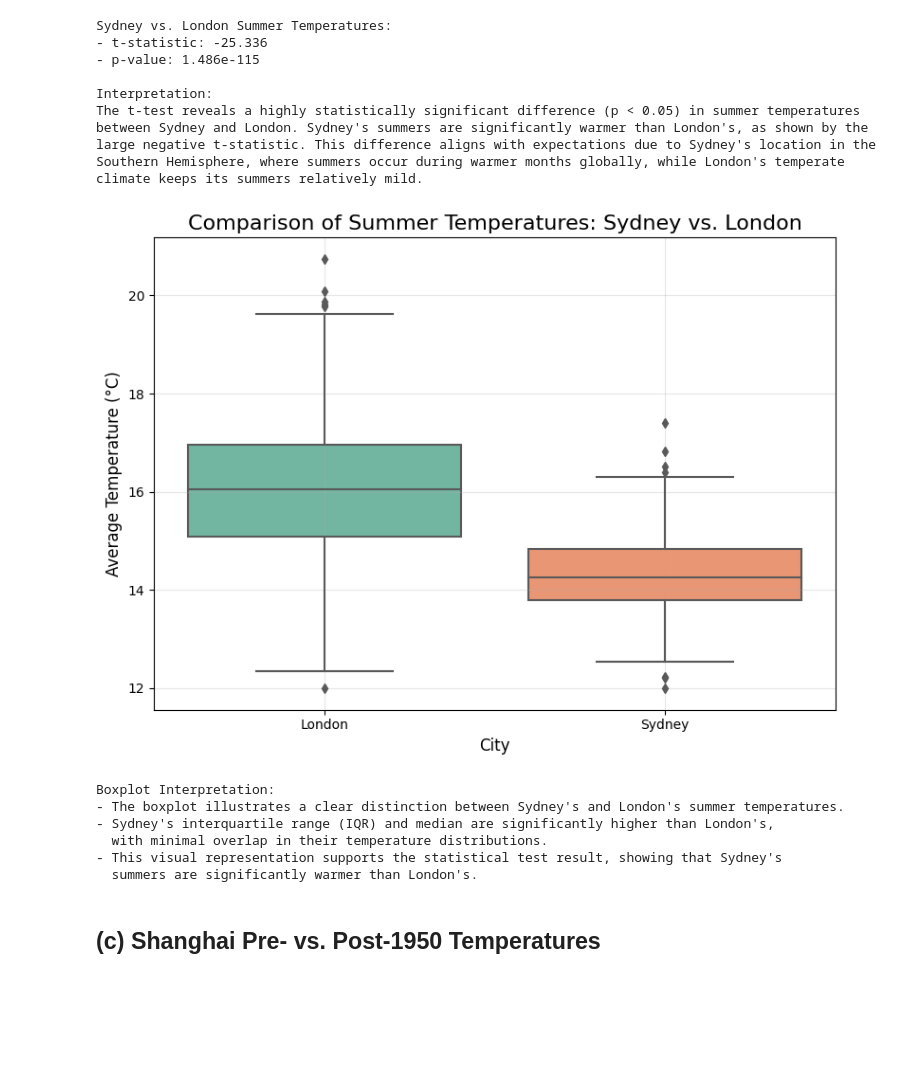
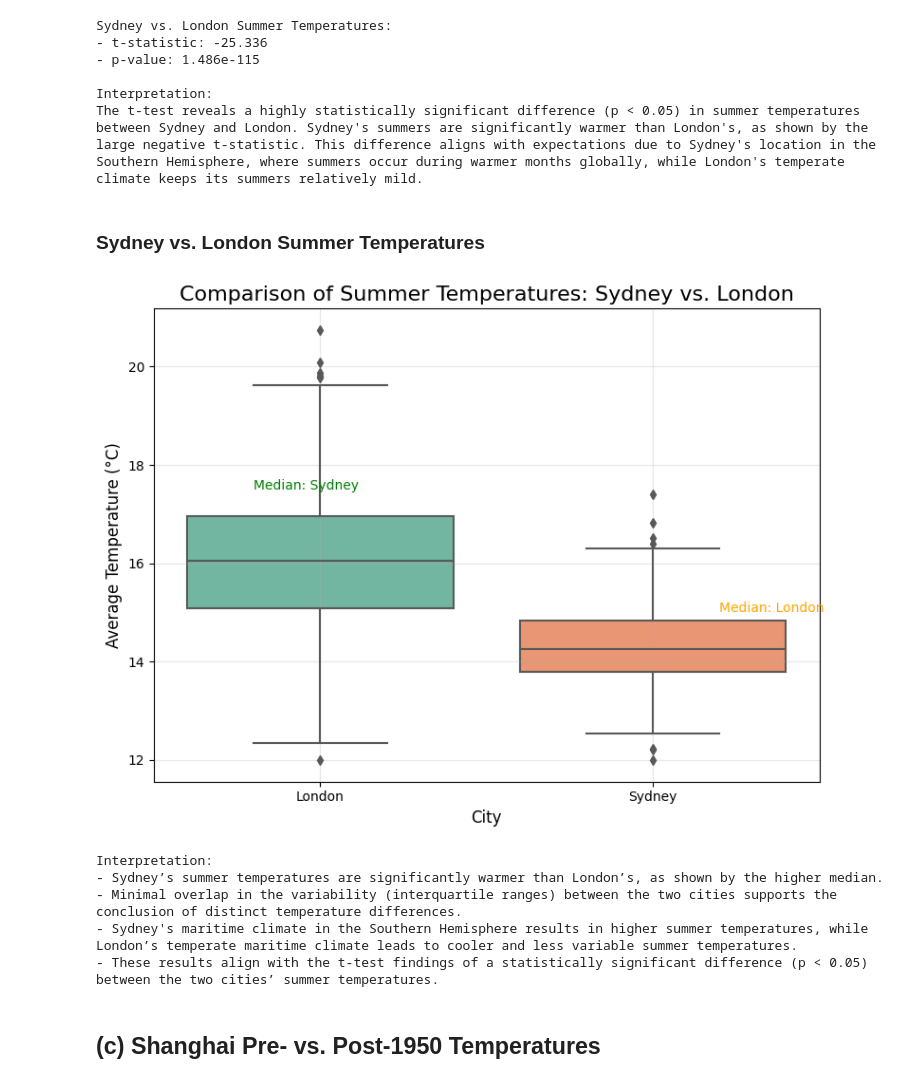
Before and after one commit to CrillyPienaah/CrillyPienaah, a Jupyter notebook: global-cities-seasonal-temperature-analysis.ipynb, the cells around one changed output. Saved outputs shown, nothing was run; the diff lists cells and outputs as text; code cells hidden in the pictures; blank space fills up the shorter version.

```diff
--- a/global-cities-seasonal-temperature-analysis.ipynb
+++ b/global-cities-seasonal-temperature-analysis.ipynb
@@ -379,40 +379,45 @@ between Sydney and London. Sydney's summers are significantly warmer than London
 large negative t-statistic. This difference aligns with expectations due to Sydney's location in the
 Southern Hemisphere, where summers occur during warmer months globally, while London's temperate
 climate keeps its summers relatively mild.
+# %% [markdown]
+### Sydney vs. London Summer Temperatures
 # %%
 # Create a boxplot for summer temperatures
+# Boxplot: Sydney vs. London Summer Temperatures
 plt.figure(figsize=(8, 6))
 sns.boxplot(data=summer_temps, x='City', y='AverageTemperature', palette='Set2')
+
+# Annotate median and variability
+plt.text(-0.2, 17.5, "Median: Sydney", fontsize=10, color="green")
+plt.text(1.2, 15, "Median: London", fontsize=10, color="orange")
 
 # Customize the plot
 plt.title("Comparison of Summer Temperatures: Sydney vs. London", fontsize=16)
 plt.xlabel("City", fontsize=12)
 plt.ylabel("Average Temperature (°C)", fontsize=12)
 plt.grid(alpha=0.3)
 plt.tight_layout()
 
-# Save and show the plot
-plt.savefig("sydney_vs_london_summer_temps.png", dpi=300)
+# Save and display
+plt.savefig("sydney_vs_london_summer_temps_updated.png", dpi=300)
 plt.show()
 
-# Boxplot interpretation
-boxplot_interpretation = """
-Boxplot Interpretation:
-- The boxplot illustrates a clear distinction between Sydney's and London's summer temperatures.
-- Sydney's interquartile range (IQR) and median are significantly higher than London's,
-  with minimal overlap in their temperature distributions.
-- This visual representation supports the statistical test result, showing that Sydney's
-  summers are significantly warmer than London's.
+# Interpretation
+sydney_london_interpretation = """
+Interpretation:
+- Sydney’s summer temperatures are significantly warmer than London’s, as shown by the higher median.
+- Minimal overlap in the variability (interquartile ranges) between the two cities supports the conclusion of distinct temperature differences.
+- Sydney's maritime climate in the Southern Hemisphere results in higher summer temperatures, while London’s temperate maritime climate leads to cooler and less variable summer temperatures.
+- These results align with the t-test findings of a statistically significant difference (p < 0.05) between the two cities’ summer temperatures.
 """
-print(boxplot_interpretation)
+print(sydney_london_interpretation)
 # %% [output]
-[figure, old version]
+[figure, new version]
-Boxplot Interpretation:
-- The boxplot illustrates a clear distinction between Sydney's and London's summer temperatures.
-- Sydney's interquartile range (IQR) and median are significantly higher than London's,
-  with minimal overlap in their temperature distributions.
-- This visual representation supports the statistical test result, showing that Sydney's
-  summers are significantly warmer than London's.
+Interpretation:
+- Sydney’s summer temperatures are significantly warmer than London’s, as shown by the higher median.
+- Minimal overlap in the variability (interquartile ranges) between the two cities supports the conclusion of distinct temperature differences.
+- Sydney's maritime climate in the Southern Hemisphere results in higher summer temperatures, while London’s temperate maritime climate leads to cooler and less variable summer temperatures.
+- These results align with the t-test findings of a statistically significant difference (p < 0.05) between the two cities’ summer temperatures.
 # %% [markdown]
 ## (c) Shanghai Pre- vs. Post-1950 Temperatures
 # %%
```
Also changed, not shown: parts of 8 cells of this notebook.
